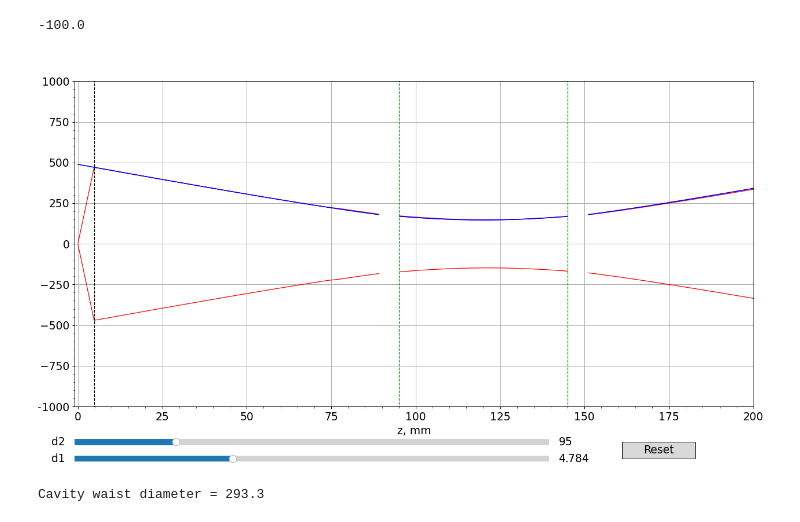
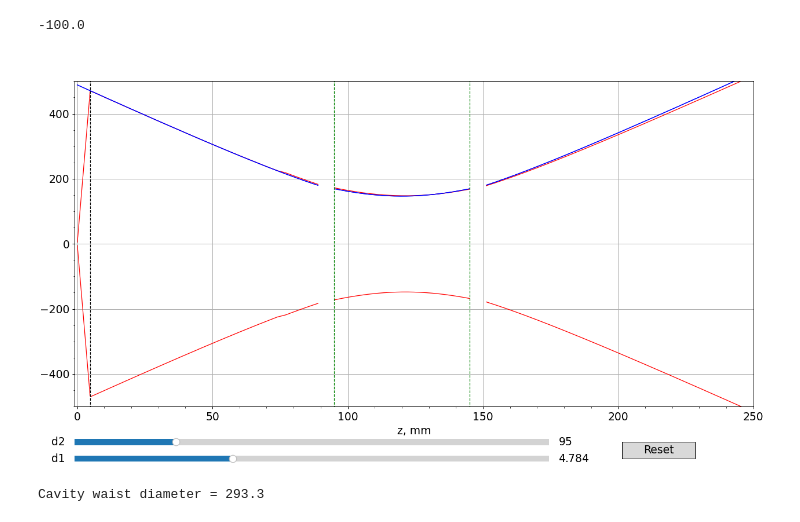
Before and after one commit to Gyron3/Cavity_doc, a Jupyter notebook: cavity_1560_4_6.ipynb, the cells around one changed output. Cells and saved outputs as stored; diff of their text form; code cells hidden in the pictures.

```diff
--- a/cavity_1560_4_6.ipynb
+++ b/cavity_1560_4_6.ipynb
@@ -86,7 +86,7 @@ d1 = 4.784
 d2 = 95
 d_win = d2-18
 th_win = 3
-dend = 200
+dend = 250
 
 d_cav_waist = d2 + L/2
 
@@ -224,7 +224,7 @@ line7 ,= ax.plot((init_d2 + L)*np.ones(2), 1e3*warr, lw=1,color='green',ls='--')
 
 ax.set_xlabel('z, mm')
 ax.set_ylabel('w, um')
-ax.set_ylim(-1000,1000)
+ax.set_ylim(-500,500)
 ax.set_xlim(-1,dend)
 
 
@@ -263,34 +263,34 @@ def update(val):
     line6.set_xdata((d2_slider.val)*np.ones(2))
     line7.set_xdata((L + d2_slider.val)*np.ones(2))
     # line8.set_ydata(1e3*wbackv0(zarr, d1_slider.val, d2_slider.val))
 
 
     fig.canvas.draw_idle()
 
 
 # register the update function with each slider
 d1_slider.on_changed(update)
 d2_slider.on_changed(update)
 
 # Create a `matplotlib.widgets.Button` to reset the sliders to initial values.
 resetax = plt.axes([0.8, 0.025, 0.1, 0.04])
 button = Button(resetax, 'Reset', hovercolor='0.975')
 
 
 def reset(event):
     d1_slider.reset()
     d2_slider.reset()
 
 button.on_clicked(reset)
 ax.minorticks_on()
 #ax[1].minorticks_on()
 
 ax.grid(True)
 #ax[1].grid(True)
 
 plt.show()
 # %% [output]
-[figure, old version]
+[figure, new version]
 # %%
 print(f'Cavity waist diameter = {2e3*wback(d2+L/2,d1,d2):.1f}')
 # %% [output]
```
Also changed, not shown: 4 other files.
